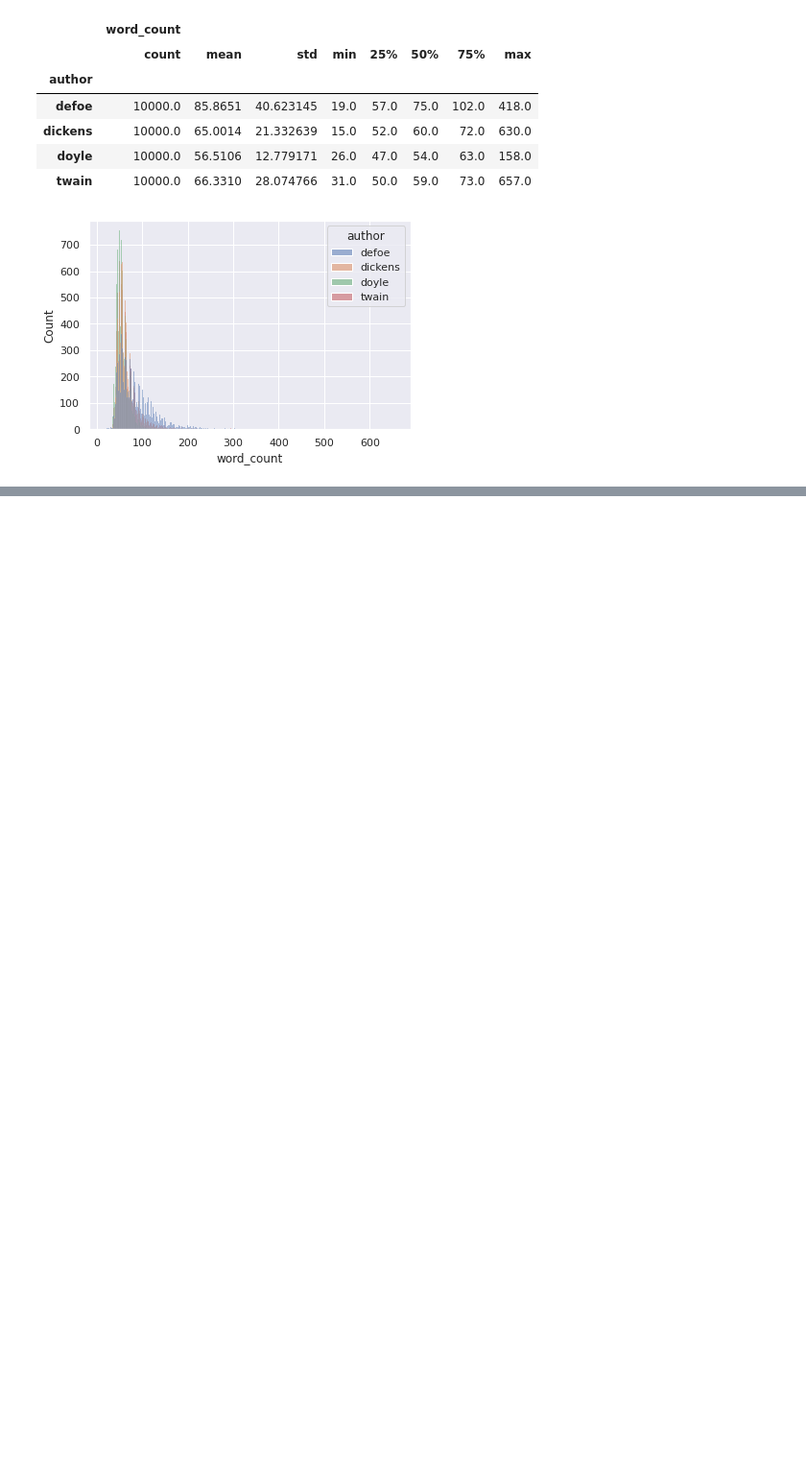
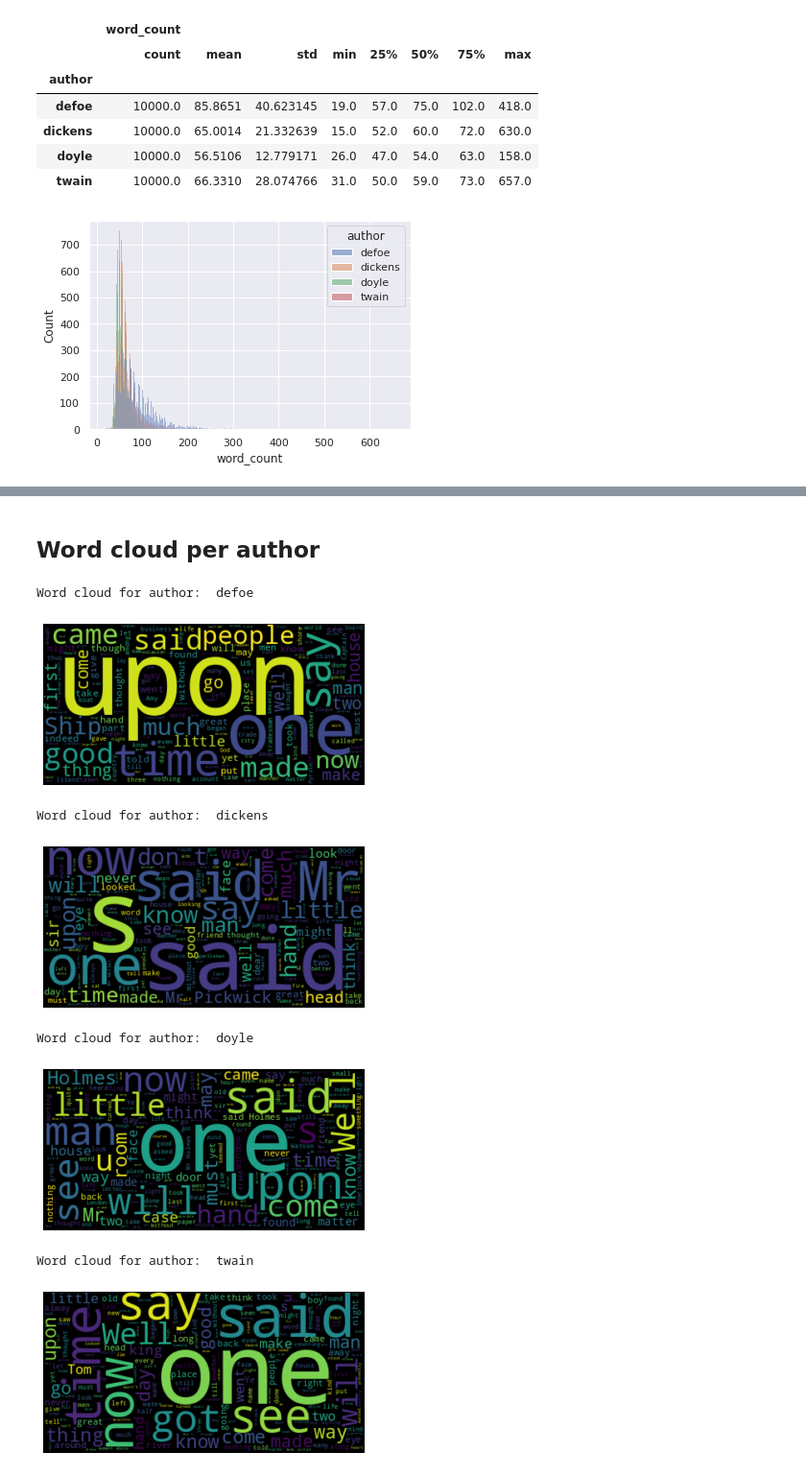
Before and after one commit to abdullahtarek/nlp_classifier, a Jupyter notebook: notebooks/eda.ipynb, the cells around one changed output, grey strips where cells are left out. Shown at 96% size. Cells and saved outputs as stored; diff of their text form; code cells hidden in the pictures; blank space fills up the shorter version.

```diff
--- a/notebooks/eda.ipynb
+++ b/notebooks/eda.ipynb
@@ -91,0 +127,21 @@ plt.show()
+# %% [markdown]
+## Word cloud per author
+# %%
+for author in list(df.author.unique()):
+    df_author = df[df['author']==author]
+
+    print("Word cloud for author: ",author)
+    text = " ".join(df_author.text.tolist())
+    wordcloud = WordCloud().generate(text)
+    plt.imshow(wordcloud, interpolation='bilinear')
+    plt.axis("off")
+    plt.show()
+# %% [output]
+Word cloud for author:  defoe
+[figure, added]
+Word cloud for author:  dickens
+[figure, added]
+Word cloud for author:  doyle
+[figure, added]
+Word cloud for author:  twain
+[figure, added]
```
Also changed, not shown: parts of 11 cells of this notebook.
